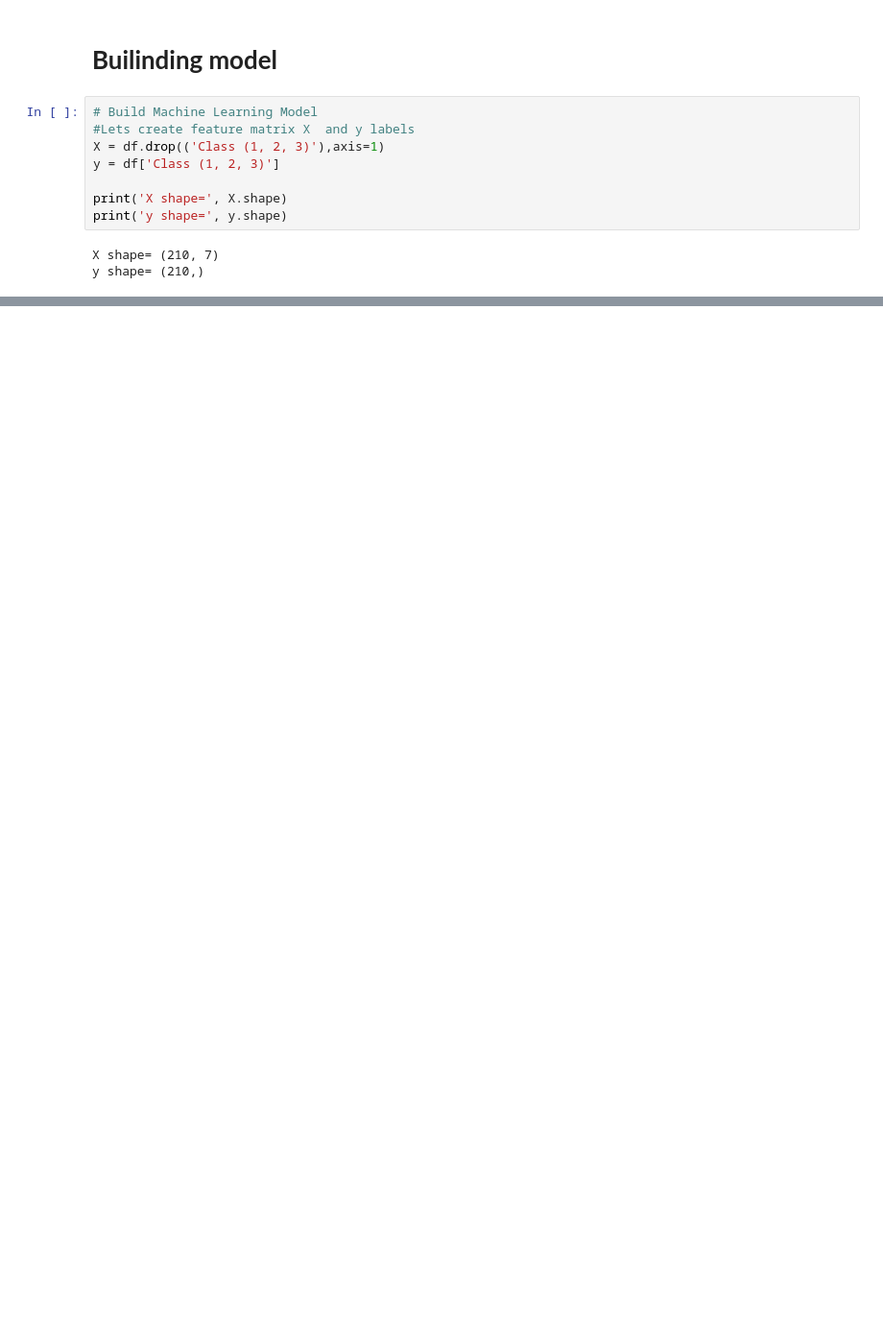
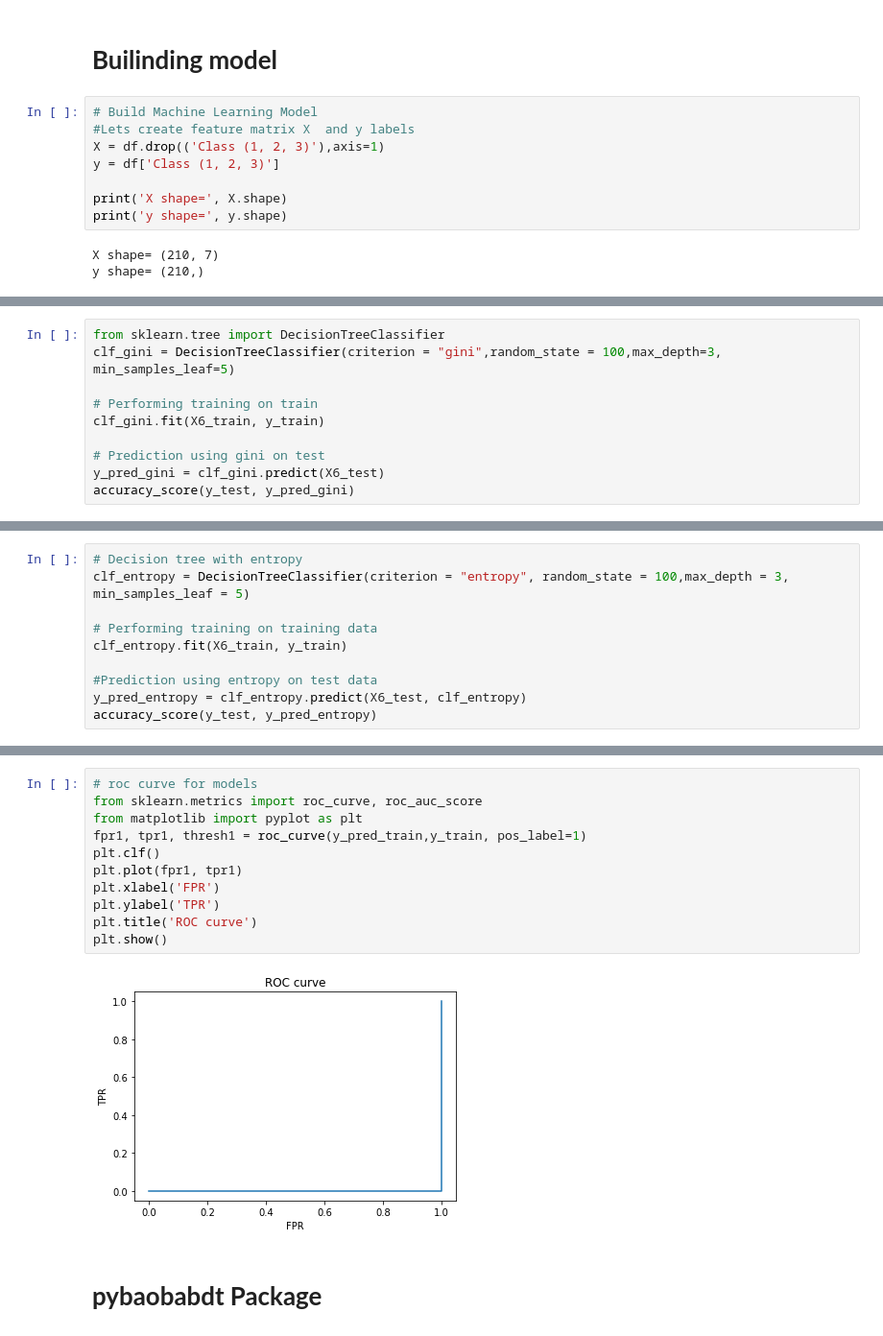
Before and after one commit to sandeepbansode/Machine_Learning_Data_Science, a Jupyter notebook: Decision_Trees_Implementation_(Classification_and_Regression).ipynb, the cells around one changed output, grey strips where cells are left out. Shown at 96% size. Cells and saved outputs as stored; diff of their text form; blank space fills up the shorter version.

```diff
--- a/Decision_Trees_Implementation_(Classification_and_Regression).ipynb
+++ b/Decision_Trees_Implementation_(Classification_and_Regression).ipynb
@@ -376,0 +528,10 @@ print(cm)
+# %%
+from sklearn.tree import DecisionTreeClassifier
+clf_gini = DecisionTreeClassifier(criterion = "gini",random_state = 100,max_depth=3, min_samples_leaf=5)
+
+# Performing training on train
+clf_gini.fit(X6_train, y_train)
+
+# Prediction using gini on test
+y_pred_gini = clf_gini.predict(X6_test)
+accuracy_score(y_test, y_pred_gini)
@@ -376,0 +546,10 @@ print(cm)
+# %%
+# Decision tree with entropy
+clf_entropy = DecisionTreeClassifier(criterion = "entropy", random_state = 100,max_depth = 3, min_samples_leaf = 5)
+
+# Performing training on training data
+clf_entropy.fit(X6_train, y_train)
+
+#Prediction using entropy on test data
+y_pred_entropy = clf_entropy.predict(X6_test, clf_entropy)
+accuracy_score(y_test, y_pred_entropy)
@@ -376,0 +579,15 @@ print(cm)
+# %%
+# roc curve for models
+from sklearn.metrics import roc_curve, roc_auc_score
+from matplotlib import pyplot as plt
+fpr1, tpr1, thresh1 = roc_curve(y_pred_train,y_train, pos_label=1)
+plt.clf()
+plt.plot(fpr1, tpr1)
+plt.xlabel('FPR')
+plt.ylabel('TPR')
+plt.title('ROC curve')
+plt.show()
+# %% [output]
+[figure, added]
+# %% [markdown]
+# **pybaobabdt Package**
```
Also changed, not shown: parts of 47 cells of this notebook.
